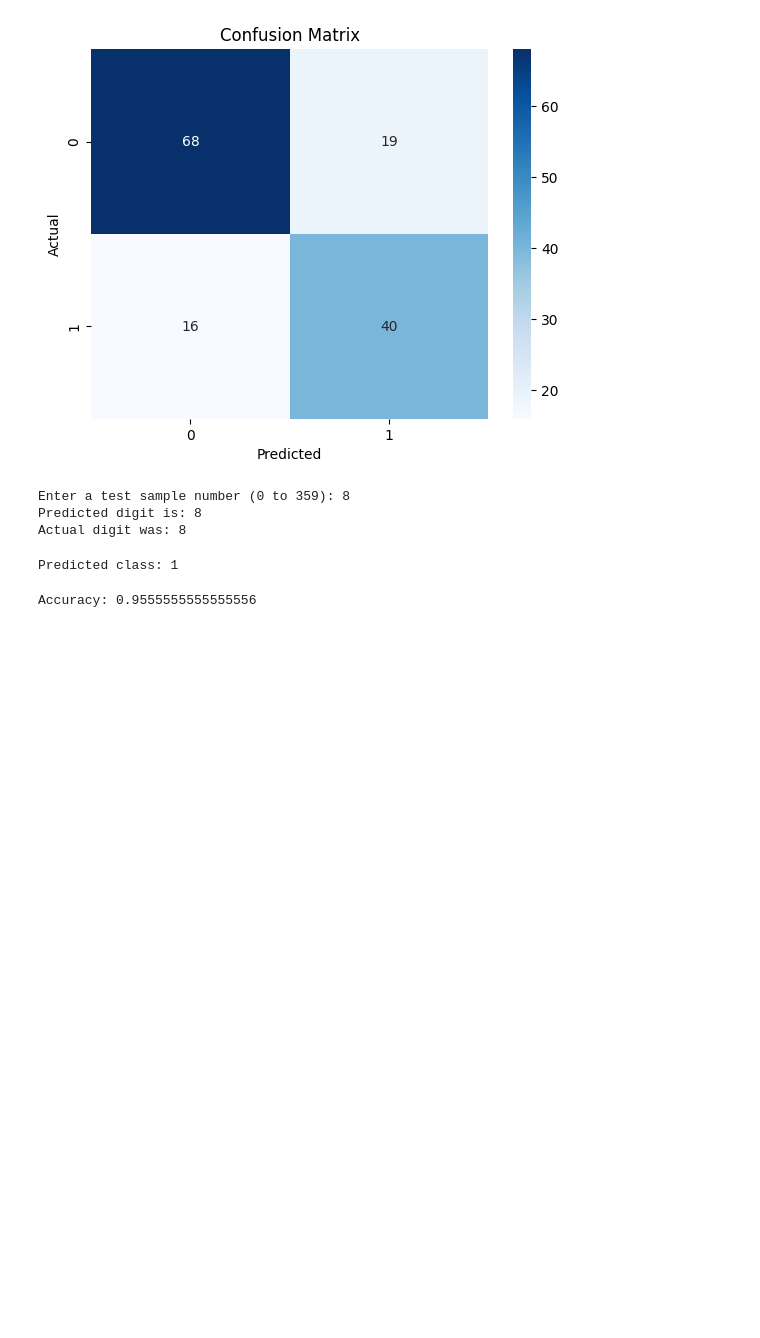
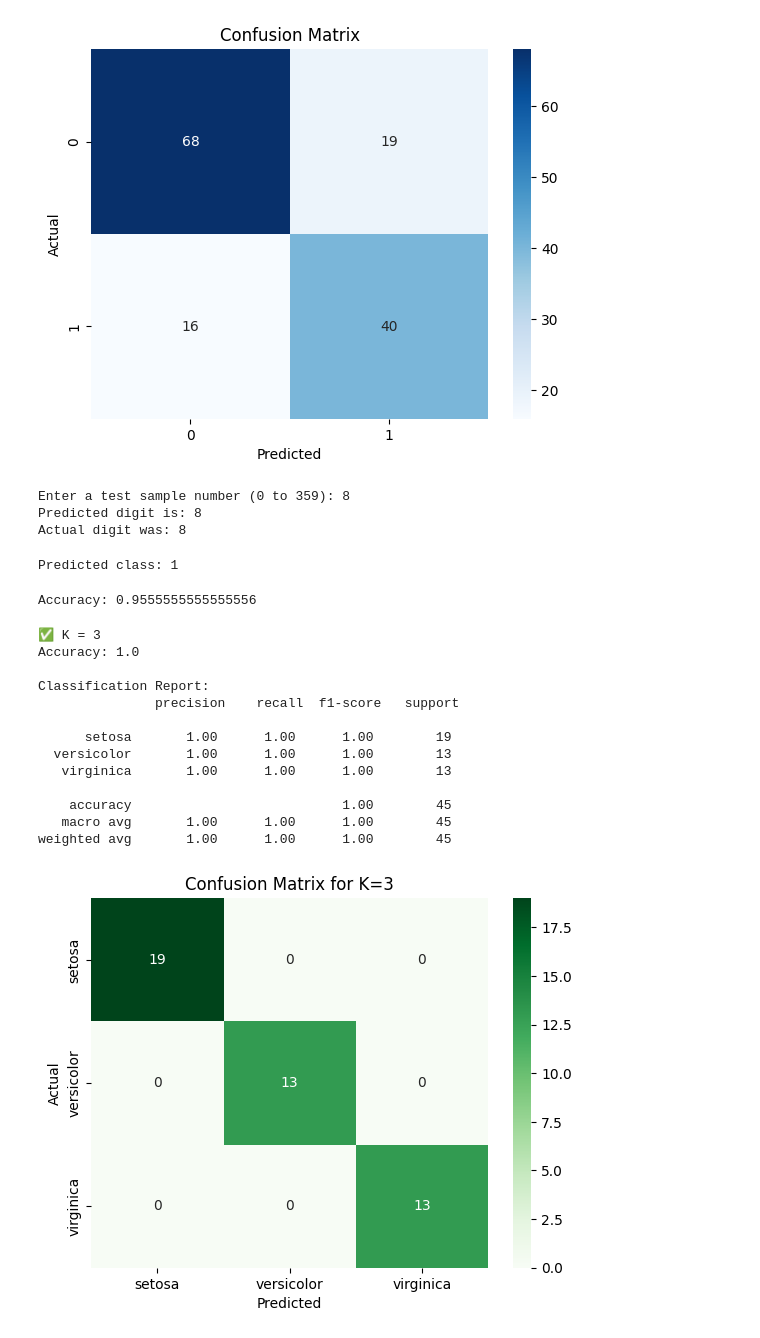
Before and after one commit to meghanabindu/Internship-AI-ML, a Jupyter notebook: AI_ML.ipynb, the cells around one changed output. Cells and saved outputs as stored; diff of their text form; code cells hidden in the pictures; blank space fills up the shorter version.

```diff
--- a/AI_ML.ipynb
+++ b/AI_ML.ipynb
@@ -273,3 +273,59 @@ y_pred = model.predict(X_test)
 print("Accuracy:", accuracy_score(y_test, y_pred))
 # %% [output]
 Accuracy: 0.9555555555555556
+# %%
+# Day 10 – K-Nearest Neighbors (KNN) - Iris Classification
+
+import numpy as np
+import pandas as pd
+from sklearn.datasets import load_iris
+from sklearn.model_selection import train_test_split
+from sklearn.neighbors import KNeighborsClassifier
+from sklearn.metrics import accuracy_score, classification_report, confusion_matrix
+import seaborn as sns
+import matplotlib.pyplot as plt
+
+# Load the iris dataset
+iris = load_iris()
+X = iris.data
+y = iris.target
+target_names = iris.target_names
+
+# Split into training and test sets
+X_train, X_test, y_train, y_test = train_test_split(X, y, test_size=0.3, random_state=42)
+
+# Try different values of k
+k = 3  # You can change this to try 1, 5, 7, etc.
+model = KNeighborsClassifier(n_neighbors=k)
+model.fit(X_train, y_train)
+
+# Predict on the test set
+y_pred = model.predict(X_test)
+
+# Evaluate the model
+print(f"\n✅ K = {k}")
+print("Accuracy:", accuracy_score(y_test, y_pred))
+print("\nClassification Report:\n", classification_report(y_test, y_pred, target_names=target_names))
+
+# Plot confusion matrix
+cm = confusion_matrix(y_test, y_pred)
+sns.heatmap(cm, annot=True, cmap="Greens", xticklabels=target_names, yticklabels=target_names, fmt='d')
+plt.title(f'Confusion Matrix for K={k}')
+plt.xlabel('Predicted')
+plt.ylabel('Actual')
+plt.show()
+# %% [output]
+✅ K = 3
+Accuracy: 1.0
+
+Classification Report:
+               precision    recall  f1-score   support
+
+      setosa       1.00      1.00      1.00        19
+  versicolor       1.00      1.00      1.00        13
+   virginica       1.00      1.00      1.00        13
+
+    accuracy                           1.00        45
+   macro avg       1.00      1.00      1.00        45
+weighted avg       1.00      1.00      1.00        45
+[figure, added]
```
